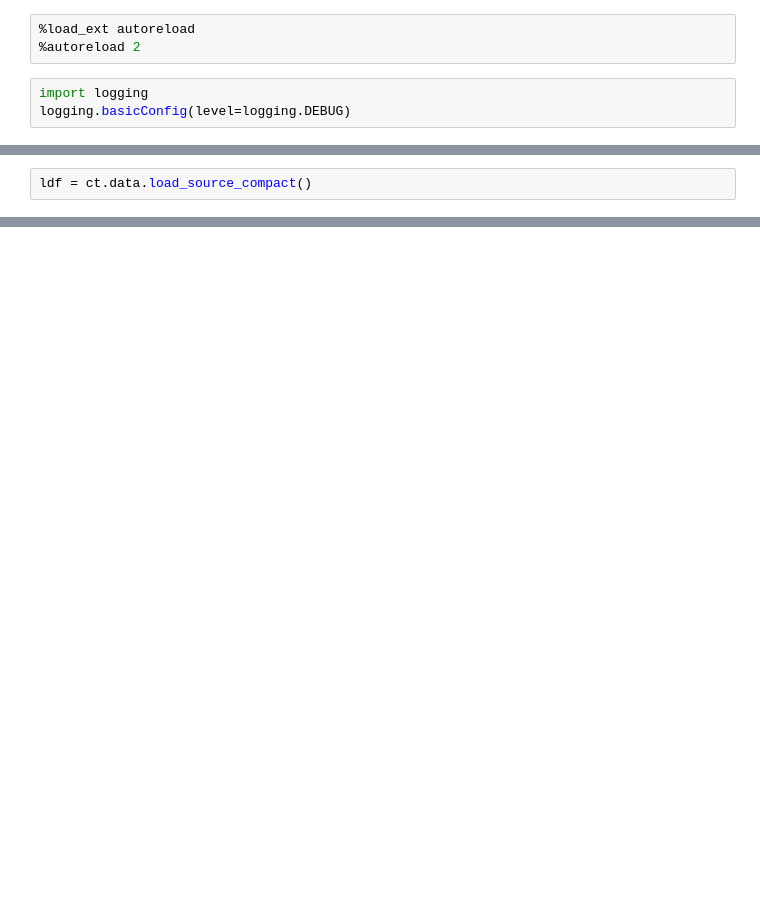
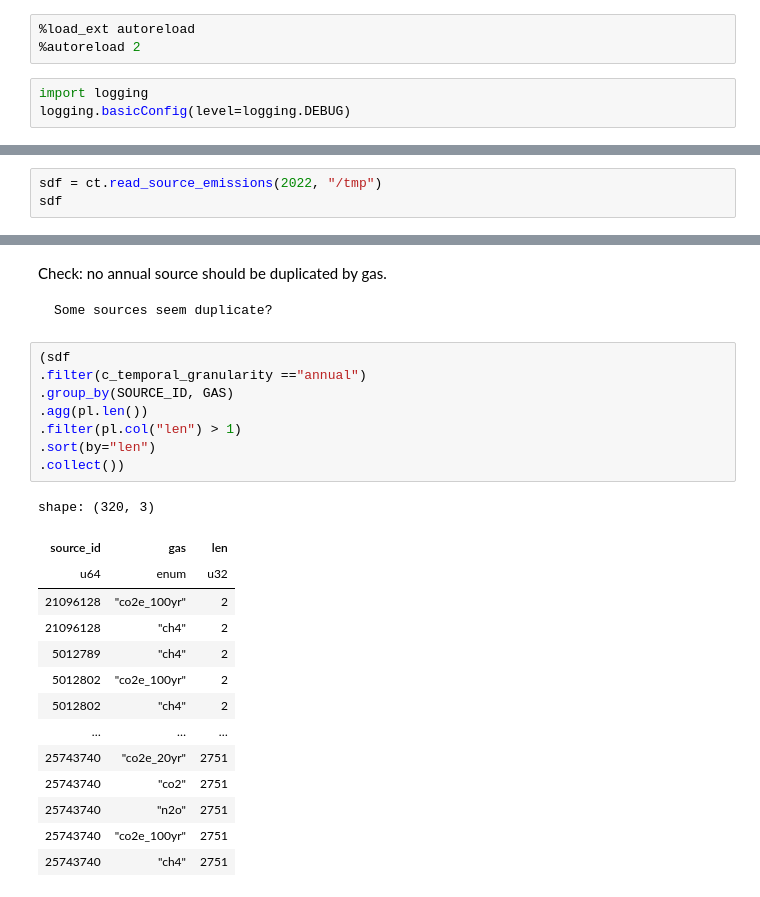
Before and after one commit to tjhunter/climate-trace-handbook, a Jupyter notebook: ct_book/ingestion.ipynb, the cells around one changed output, grey strips where cells are left out. Drawn from its saved outputs; the diff is of its cells as text; blank space fills up the shorter version.

````diff
--- a/ct_book/ingestion.ipynb
+++ b/ct_book/ingestion.ipynb
@@ -33,2 +42,0 @@ import ctrace as ct
-# %%
-ldf = ct.data.load_source_compact()
@@ -374,0 +140,3 @@ Sector = Literal['aluminum', 'bauxite-mining', 'biological-treatment-of-solid-wa
+# %%
+sdf = ct.read_source_emissions(2022, "/tmp")
+sdf
@@ -374,0 +182,29 @@ Sector = Literal['aluminum', 'bauxite-mining', 'biological-treatment-of-solid-wa
+# %% [markdown]
+Check: no annual source should be duplicated by gas.
+
+```{admonition} CTODO
+Some sources seem duplicate?
+```
+# %%
+(sdf
+.filter(c_temporal_granularity =="annual")
+.group_by(SOURCE_ID, GAS)
+.agg(pl.len())
+.filter(pl.col("len") > 1)
+.sort(by="len")
+.collect())
+# %% [output]
+shape: (320, 3)
+| source_id | gas | len |
+| u64 | enum | u32 |
+| 21096128 | "co2e_100yr" | 2 |
+| 21096128 | "ch4" | 2 |
+| 5012789 | "ch4" | 2 |
+| 5012802 | "co2e_100yr" | 2 |
+| 5012802 | "ch4" | 2 |
+| … | … | … |
+| 25743740 | "co2e_20yr" | 2751 |
+| 25743740 | "co2" | 2751 |
+| 25743740 | "n2o" | 2751 |
+| 25743740 | "co2e_100yr" | 2751 |
+| 25743740 | "ch4" | 2751 |
````
Also changed, not shown: parts of 32 cells of this notebook, 18 other files.
